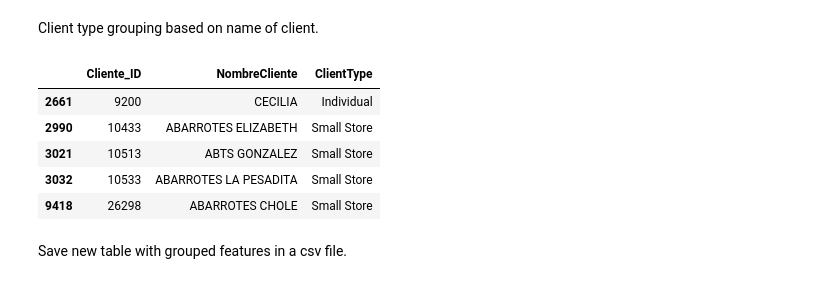
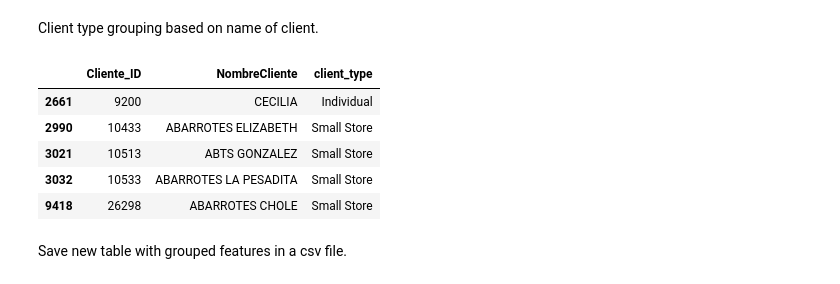
Before and after one commit to SimplySanti/FilRouge_Bimbo_Inventory, a Jupyter notebook: feature_functions.ipynb, the cells around one changed output. Saved outputs shown, nothing was run; the diff lists cells and outputs as text; code cells hidden in the pictures.

```diff
--- a/feature_functions.ipynb
+++ b/feature_functions.ipynb
@@ -23,7 +23,7 @@ Amount of pieces given product name
 def df_add_piece_amount(df):
     pieces = df['NombreProducto'].str.extract(' (\d+)(p|pct)', expand=True)[0]
     pieces.fillna(1, inplace=True)
-    df['PieceAmount'] = pieces.astype(int)
+    df['piece_amount'] = pieces.astype(int)
     return df
 
 df = df_add_piece_amount(df)
@@ -42,7 +42,7 @@ def df_add_weight_grams(df):
     weights[1] = weights[1].str.lower()
     weights[0] = np.where(weights[1] == 'kg', weights[0]*1000, weights[0])
 
-    df['WeightGrams'] = weights[0]
+    df['weight_grams'] = weights[0]
     return df
 
 df = df_add_weight_grams(df)
@@ -73,38 +73,40 @@ Client type grouping based on name of client.
 # %%
 # Separate clients into categories given their names.
 def add_client_type(df_clients):
-    df_clients['ClientType'] = np.nan
+    df_clients['client_type'] = np.nan
 
-    df_clients.loc[(df_clients.NombreCliente.str.contains('.*NO IDENTIFICADO.*', case=False)) & (df_clients['ClientType'].isna()), 'ClientType']\
+    df_clients.loc[(df_clients.NombreCliente.str.contains('.*NO IDENTIFICADO.*', case=False)) & (df_clients['client_type'].isna()), 'client_type']\
                                                             = 'NI'
-    df_clients.loc[(df_clients.NombreCliente.str.contains('.*WAL MART.*|.*SORIANA.*|.*LA COMER.*|.*SUPERAMA.*|.*AURRERA.*|.*CHEDRAUI.*|.*SUPERCENTER.*|.*COMERCIAL MEXICANA.*|.*COSTCO.*|.*SAMS.*|.*MI BODEGA.*', case=False))  & (df_clients['ClientType'].isna()), 'ClientType']\
+    df_clients.loc[(df_clients.NombreCliente.str.contains('.*REMISION.*|.*DISTRIBUIDORA.*', case=False)) & (df_clients['client_type'].isna()), 'client_type']\
+                                                            = 'Consignment'
+    df_clients.loc[(df_clients.NombreCliente.str.contains('.*WAL MART.*|.*SORIANA.*|.*LA COMER.*|.*SUPERAMA.*|.*AURRERA.*|.*CHEDRAUI.*|.*SUPERCENTER.*|.*COMERCIAL MEXICANA.*|.*COSTCO.*|.*SAMS.*|.*MI BODEGA.*', case=False))  & (df_clients['client_type'].isna()), 'client_type']\
                                                             = 'Big Store'
-    df_clients.loc[(df_clients.NombreCliente.str.contains('.*ABARROT.*|.*ABTS.*|.*CREMERIA.*|.*MINI SUPER.*|.*FRUTERIA.*|.*CARNICERIA.*|.*VINOS.*|.*TIENDITA.*|.*PAPELERIA.*|.*LA FLOR.*', case=False)) & (df_clients['ClientType'].isna()),'ClientType']\
+    df_clients.loc[(df_clients.NombreCliente.str.contains('.*ABARROT.*|.*ABTS.*|.*CREMERIA.*|.*MINI SUPER.*|.*FRUTERIA.*|.*CARNICERIA.*|.*VINOS.*|.*TIENDITA.*|.*PAPELERIA.*|.*LA FLOR.*|.*LICORES.*', case=False)) & (df_clients['client_type'].isna()),'client_type']\
                                                             = 'Small Store'
-    df_clients.loc[(df_clients.NombreCliente.str.contains('.*BODEGA.*|.*MERCADO.*|.*PLAZA.*|.*SUPER.*|.*MODELORAMA.*',case=False))  & (df_clients['ClientType'].isna()), 'ClientType']\
+    df_clients.loc[(df_clients.NombreCliente.str.contains('.*BODEGA.*|.*MERCADO.*|.*PLAZA.*|.*SUPER.*|.*MODELORAMA.*',case=False))  & (df_clients['client_type'].isna()), 'client_type']\
                                                             = 'Medium Store'
-    df_clients.loc[(df_clients.NombreCliente.str.contains('.*COLEG.*|.*UNIV.*|.*ESCUELA.*|.*INSTI.*|.*PREPAR.*|.*SECUNDARIA.*|.*CBTIS.*', case=False))  & (df_clients['ClientType'].isna()), 'ClientType']\
+    df_clients.loc[(df_clients.NombreCliente.str.contains('.*COLEG.*|.*UNIV.*|.*ESCUELA.*|.*INSTI.*|.*PREPAR.*|.*SECUNDARIA.*|.*CBTIS.*', case=False))  & (df_clients['client_type'].isna()), 'client_type']\
                                                             = 'School'
-    df_clients.loc[(df_clients.NombreCliente.str.contains('.*FARMACIA.*') & (df_clients['ClientType'].isna())), 'ClientType']\
+    df_clients.loc[(df_clients.NombreCliente.str.contains('.*FARMACIA.*') & (df_clients['client_type'].isna())), 'client_type']\
                                                             = 'Pharmacy'
-    df_clients.loc[(df_clients.NombreCliente.str.contains('.*CARLS JR.*|.*CAFE.*|.*BURGER.*|.*BURGUER.*|.*HAMBUR.*|.*PIZZA.*|.*LONCHES.*|.*GORDITAS.*|.*CARNITAS.*|.*BURRITOS.*|.*TACOS.*|.*TAQUERIA.*|.*LONCHERIA.*|.*LA MICHOACANA.*|.*JUGOS.*|.*LICUADOS.*|.*CHOCOS.*') & (df_clients['ClientType'].isna())), 'ClientType']\
+    df_clients.loc[(df_clients.NombreCliente.str.contains('.*CARLS JR.*|.*CAFE.*|.*BURGER.*|.*BURGUER.*|.*HAMBUR.*|.*PIZZA.*|.*LONCHES.*|.*GORDITAS.*|.*CARNITAS.*|.*BURRITOS.*|.*TACOS.*|.*TAQUERIA.*|.*LONCHERIA.*|.*LA MICHOACANA.*|.*JUGOS.*|.*LICUADOS.*|.*CHOCOS.*|.*REST.*|.*TOKS.*') & (df_clients['client_type'].isna())), 'client_type']\
                                                             = 'Restaurant'
-    df_clients.loc[(df_clients.NombreCliente.str.contains('.*OXXO.*') & (df_clients['ClientType'].isna())), 'ClientType']\
+    df_clients.loc[(df_clients.NombreCliente.str.contains('.*OXXO.*') & (df_clients['client_type'].isna())), 'client_type']\
                                                             = 'OXXO Store'
-    df_clients.loc[(df_clients.NombreCliente.str.contains('.*CERESO.*') & (df_clients['ClientType'].isna())), 'ClientType']\
+    df_clients.loc[(df_clients.NombreCliente.str.contains('.*CERESO.*|.*CONASUPO.*|.*REFUJIO.*|.*ISSSTE.*') & (df_clients['client_type'].isna())), 'client_type']\
                                                             = 'Government'
-    df_clients.loc[(df_clients.NombreCliente.str.contains('.*JATCO.*|.*PRIMERA PLUS.*') & (df_clients['ClientType'].isna())), 'ClientType']\
+    df_clients.loc[(df_clients.NombreCliente.str.contains('.*JATCO.*|.*PRIMERA PLUS.*|.*HOTEL.*|.*MOTEL.*|.*COMEDOR.*|.*ISRRA.*|.*VIANEY.*') & (df_clients['client_type'].isna())), 'client_type']\
                                                             = 'Business'
-    df_clients.loc[(df_clients.NombreCliente.str.contains('.*EXPENDIO.*|.*BIMBO.*') & (df_clients['ClientType'].isna())), 'ClientType']\
-                                                            = 'Business'
-    df_clients['ClientType'].fillna('Individual', inplace=True)
+    df_clients.loc[(df_clients.NombreCliente.str.contains('.*EXPENDIO.*|.*BIMBO.*') & (df_clients['client_type'].isna())), 'client_type']\
+                                                            = 'Bimbo'
+    df_clients['client_type'].fillna('Individual', inplace=True)
 
     return df_clients
 
 df_clients = add_client_type(df_clients)
 df_clients.head(5)
 # %% [output]
-|  | Cliente_ID | NombreCliente | ClientType |
+|  | Cliente_ID | NombreCliente | client_type |
 | 2661 | 9200 | CECILIA | Individual |
 | 2990 | 10433 | ABARROTES ELIZABETH | Small Store |
 | 3021 | 10513 | ABTS GONZALEZ | Small Store |
```
Also changed, not shown: 1 other file.
